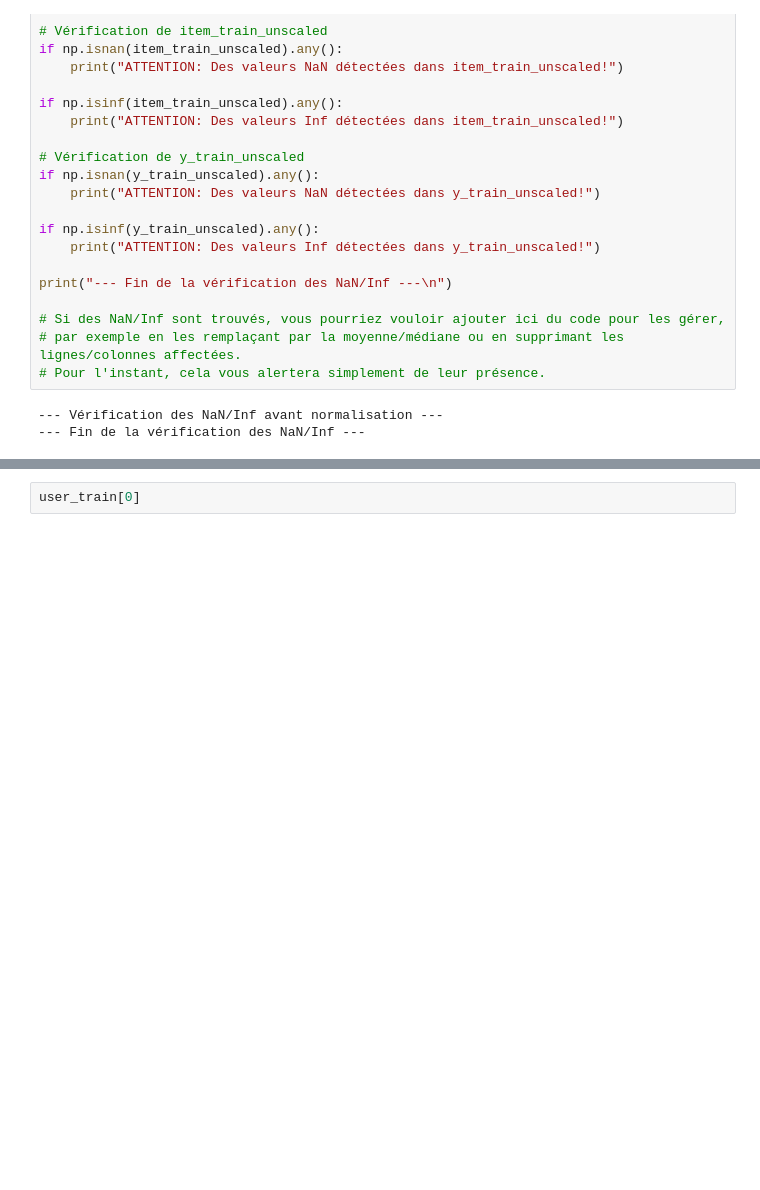
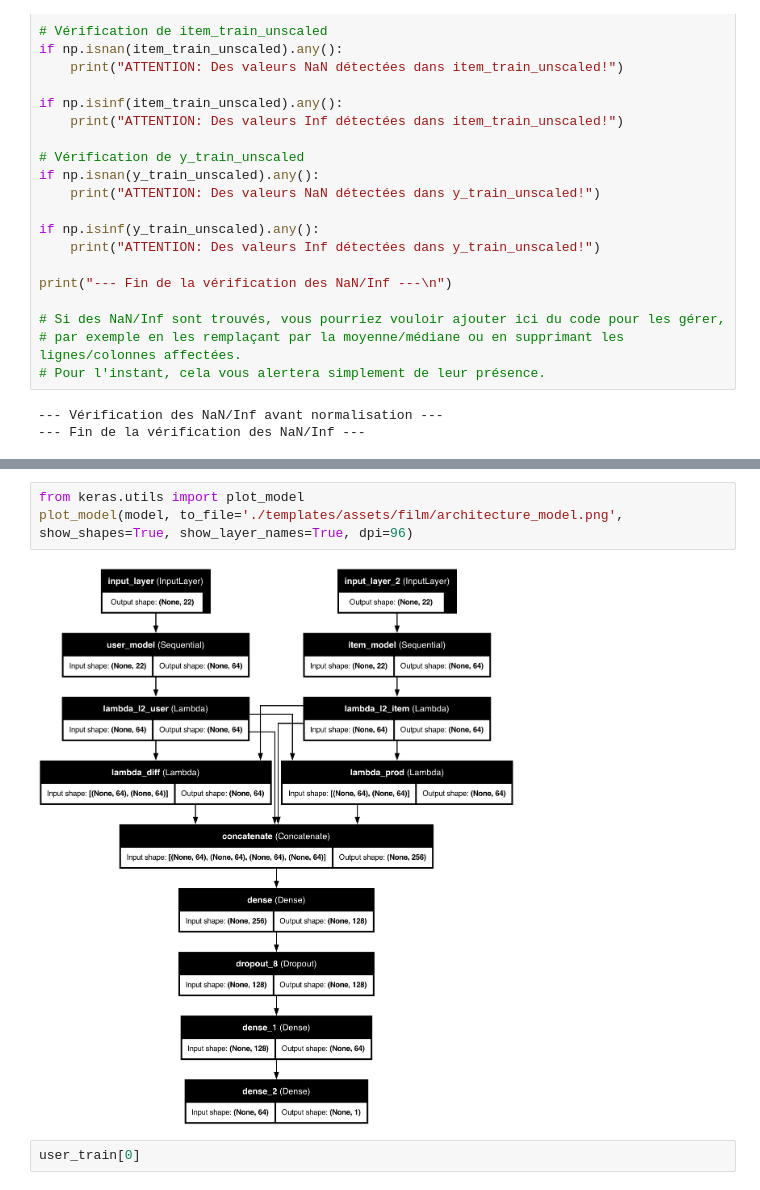
Before and after one commit to gabrielmariebrisson/PagesWebProjets, a Jupyter notebook: RecommandationFilms.ipynb, the cells around one changed output, grey strips where cells are left out. Cells and saved outputs as stored; diff of their text form; blank space fills up the shorter version.

```diff
--- a/RecommandationFilms.ipynb
+++ b/RecommandationFilms.ipynb
@@ -723,6 +723,11 @@ Model: "functional_2"
  Total params: 138,369 (540.50 KB)
  Trainable params: 136,833 (534.50 KB)
  Non-trainable params: 1,536 (6.00 KB)
+# %%
+from keras.utils import plot_model
+plot_model(model, to_file='./templates/assets/film/architecture_model.png', show_shapes=True, show_layer_names=True, dpi=96)
+# %% [output]
+[figure, added]
 # %%
 user_train[0]
 # %% [output]
```
Also changed, not shown: parts of 2 cells of this notebook, 1 other file.
